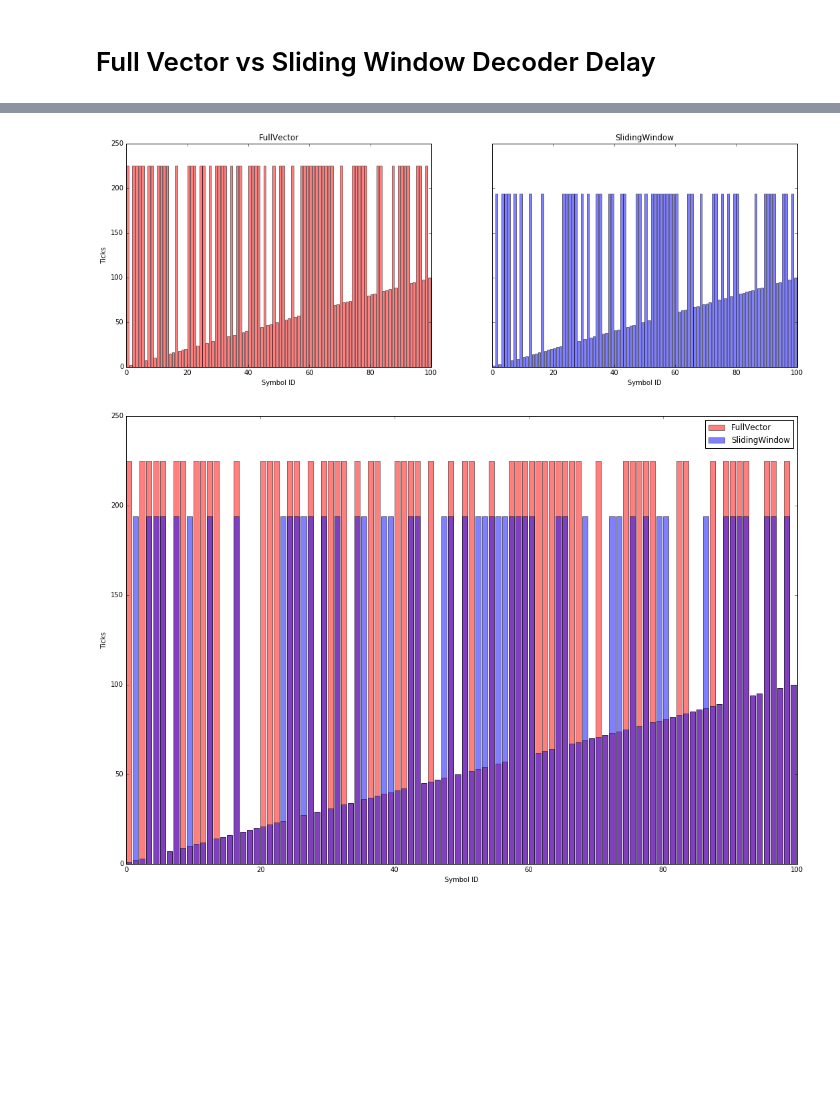
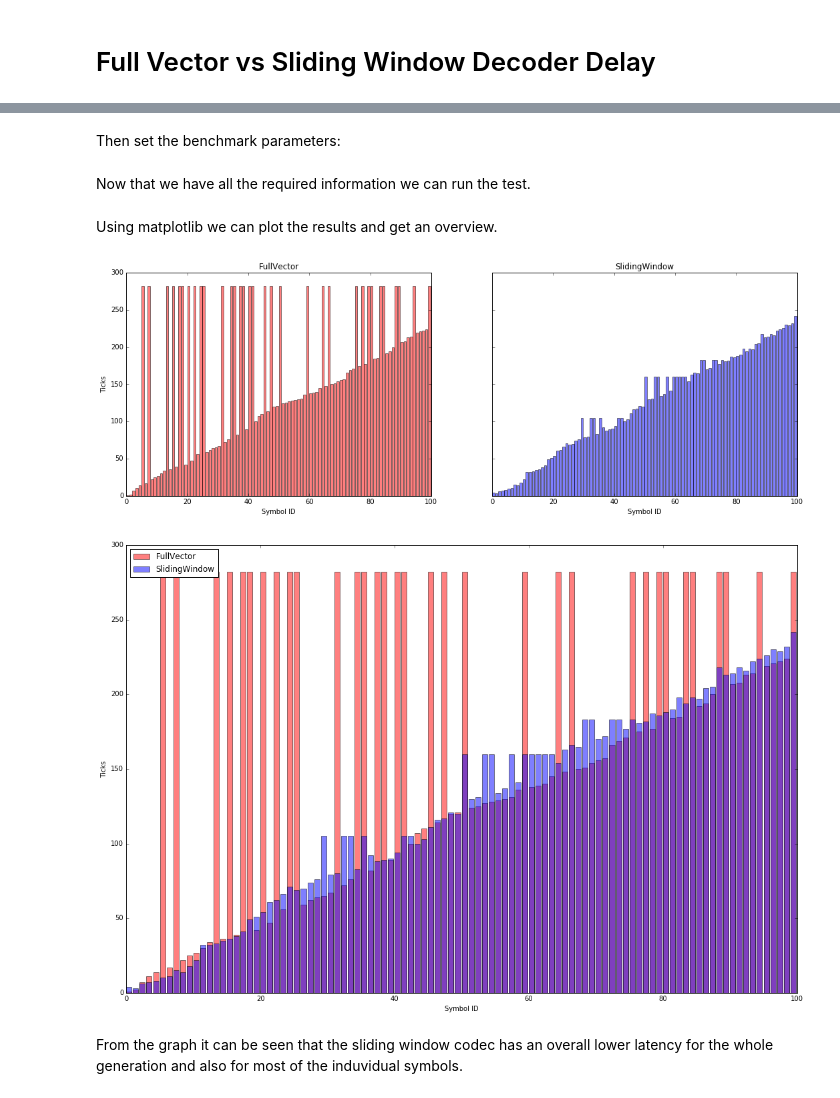
Before and after one commit to ElifTasdemir/kodo-python, a Jupyter notebook: examples/full_vector_vs_sliding_window_delay.ipynb, the cells around one changed output, grey strips where cells are left out. Drawn from its saved outputs; the diff is of its cells as text; code cells hidden in the pictures; blank space fills up the shorter version.

Commit message:
fixed benchmark

```diff
--- a/examples/full_vector_vs_sliding_window_delay.ipynb
+++ b/examples/full_vector_vs_sliding_window_delay.ipynb
@@ -33,47 +70,24 @@ Using this function we simply need to provide it with an encoder, decoder and ch
+# %% [markdown]
+Then set the benchmark parameters:
+# %%
+# Set the channel condition
+channel_condition = 0.5
+# Set data availablity
+data_availablity = 0.4
+# %% [markdown]
+Now that we have all the required information we can run the test.
+# %%
+full_vector_results = full_vector_vs_sliding_window.benchmark(
+    full_vector_encoder, full_vector_decoder, channel_condition,
+    data_availablity)
+
+sliding_window_results = full_vector_vs_sliding_window.benchmark(
+    sliding_window_encoder, sliding_window_decoder, channel_condition,
+    data_availablity)
+# %% [markdown]
+Using matplotlib we can plot the results and get an overview.
 # %%
-import kodo
-import full_vector_vs_sliding_window
-
-symbols = 100
-symbol_size = 250
-
-# In the following we will make an encoder/decoder factory.
-# The factories are used to build actual encoders/decoders
-sliding_window_encoder_factory = kodo.SlidingWindowEncoderFactoryBinary8(
-    max_symbols=symbols,
-    max_symbol_size=symbol_size)
-
-sliding_window_encoder = sliding_window_encoder_factory.build()
-
-sliding_window_decoder_factory = kodo.SlidingWindowDecoderFactoryBinary8(
-    max_symbols=symbols,
-    max_symbol_size=symbol_size)
-
-sliding_window_decoder = sliding_window_decoder_factory.build()
-
-full_vector_encoder_factory = kodo.FullVectorEncoderFactoryBinary8(
-    max_symbols=symbols,
-    max_symbol_size=symbol_size)
-
-full_vector_encoder = full_vector_encoder_factory.build()
-
-full_vector_decoder_factory = kodo.FullVectorDecoderFactoryBinary8(
-    max_symbols=symbols,
-    max_symbol_size=symbol_size)
-
-full_vector_decoder = full_vector_decoder_factory.build()
-
-# Set the channel condition
-channel_condition = 0.5
-
-full_vector_results = full_vector_vs_sliding_window.benchmark(
-    full_vector_encoder, full_vector_decoder, channel_condition)
-
-sliding_window_results = full_vector_vs_sliding_window.benchmark(
-    sliding_window_encoder, sliding_window_decoder, channel_condition)
-
 %matplotlib inline
-import numpy as np
 import matplotlib
 
 from matplotlib import pyplot as plt
@@ -93,32 +107,34 @@ ax2.bar(
     sliding_window_results.keys(),
     sliding_window_results.values(),
     color='blue',
     alpha=0.5)
 
 #single plot
 
 plt.figure(figsize=(18, 12))
 
 plt.xlabel('Symbol ID')
 plt.ylabel('Ticks')
 
 plt.bar(
     full_vector_results.keys(),
     full_vector_results.values(),
     color='red',
     alpha=0.5,
     label="FullVector")
 
 plt.bar(
     sliding_window_results.keys(),
     sliding_window_results.values(),
     color='blue',
     alpha=0.5,
     label="SlidingWindow")
 
 plt.legend(loc='best')
 
 pass
 # %% [output]
-[figure, old version]
+[figure, new version]
-[figure, old version]
+[figure, new version]
+# %% [markdown]
+From the graph it can be seen that the sliding window codec has an overall lower latency for the whole generation and also for most of the induvidual symbols.
```
Also changed, not shown: parts of 6 cells of this notebook, 1 other file.
